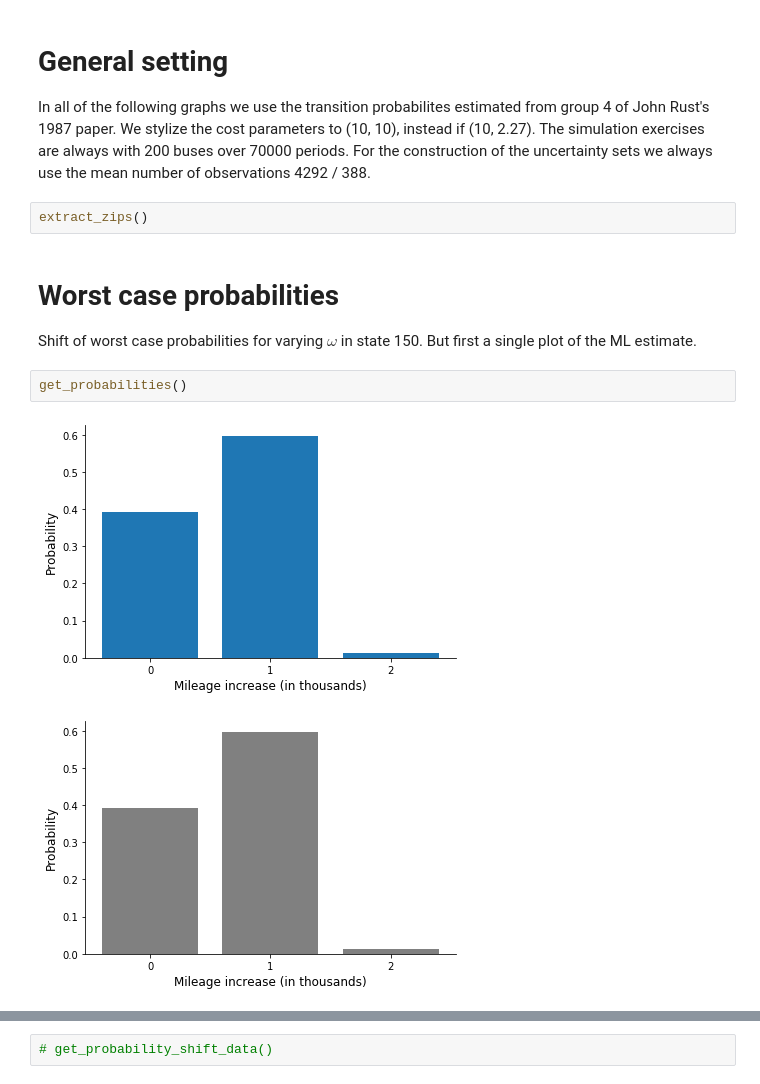
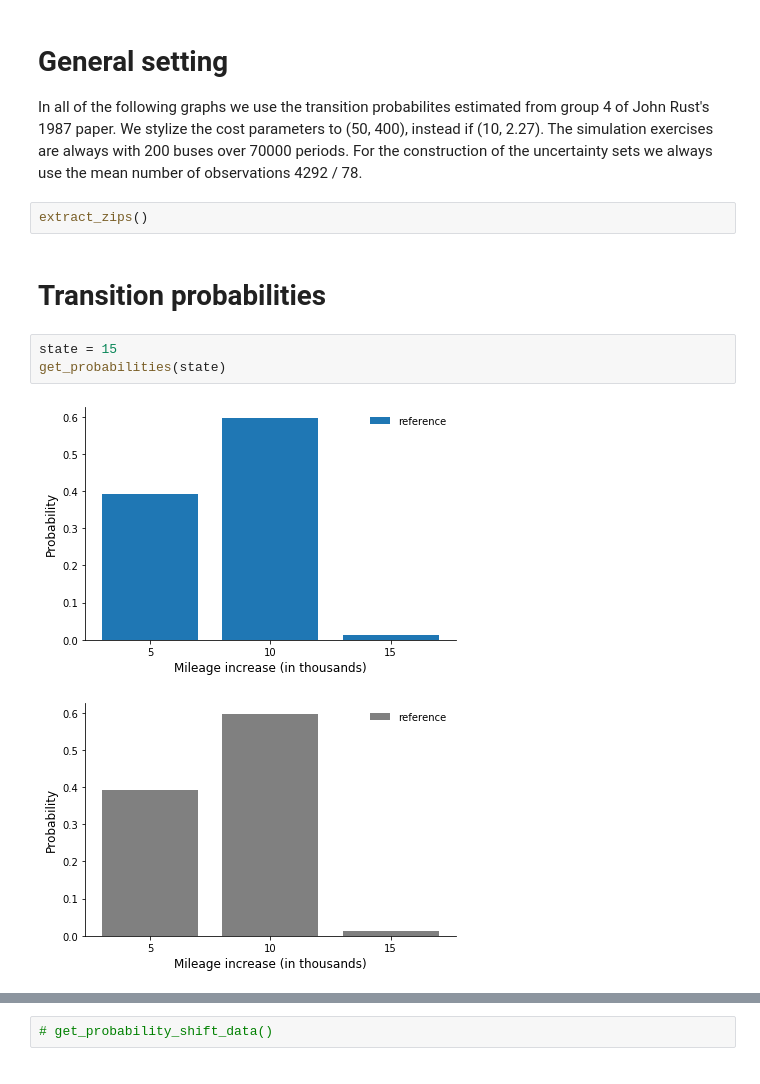
Before and after one commit to robustzurcher/analysis, a Jupyter notebook: notebooks/03_application.ipynb, the cells around one changed output, grey strips where cells are left out. Saved outputs shown, nothing was run; the diff lists cells and outputs as text.

```diff
--- a/notebooks/03_application.ipynb
+++ b/notebooks/03_application.ipynb
@@ -1,16 +1,15 @@
 # %% [markdown]
 # General setting
 
-In all of the following graphs we use the transition probabilites estimated from group 4 of John Rust's 1987 paper. We stylize the cost parameters to (10, 10), instead if (10, 2.27). The simulation exercises are always with 200 buses over 70000 periods. For the construction of the uncertainty sets we always use the mean number of observations 4292 / 388.
+In all of the following graphs we use the transition probabilites estimated from group 4 of John Rust's 1987 paper. We stylize the cost parameters to (50, 400), instead if (10, 2.27). The simulation exercises are always with 200 buses over 70000 periods. For the construction of the uncertainty sets we always use the mean number of observations 4292 / 78.
 # %%
 extract_zips()
-# %% [markdown]
-# Worst case probabilities
-
-Shift of worst case probabilities for varying $\omega$ in state 150. But first a single plot of the ML estimate.
-# %%
-get_probabilities()
-# %% [output]
-[figure, removed]
-[figure, removed]
+# %% [markdown]
+# Transition probabilities
+# %%
+state = 15
+get_probabilities(state)
+# %% [output]
+[figure, added]
+[figure, added]
 # %%
```
Also changed, not shown: parts of 17 cells of this notebook, 3 other files.
